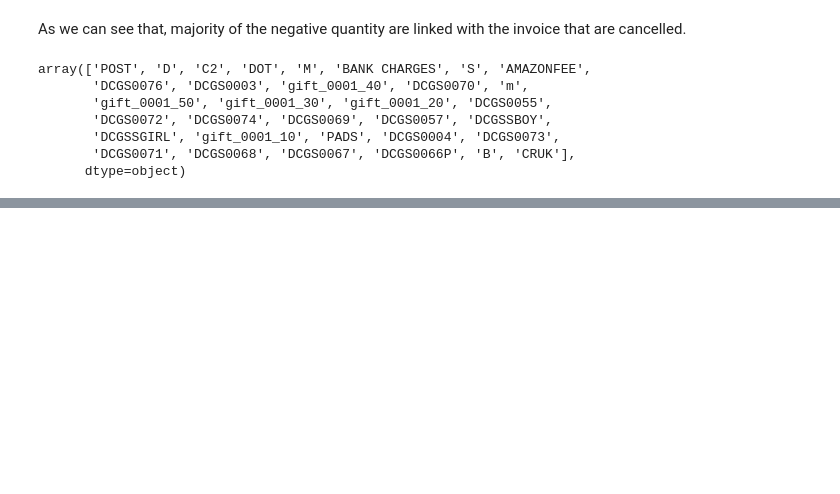
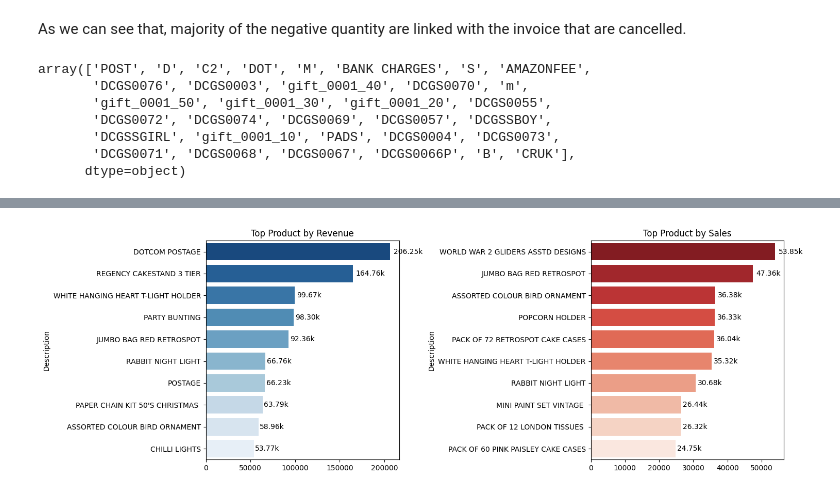
Before and after one commit to dhirajpakhrin007/Market_Basket_Analysis, a Jupyter notebook: Notebook/data_analysis.ipynb, the cells around one changed output, grey strips where cells are left out. Saved outputs shown, nothing was run; the diff lists cells and outputs as text; code cells hidden in the pictures; blank space fills up the shorter version.

```diff
--- a/Notebook/data_analysis.ipynb
+++ b/Notebook/data_analysis.ipynb
@@ -149,0 +193,12 @@ df[df['StockCode'].str.contains('^DOT')]
+# %%
+## Revenue and Sales Distribution by Product
+top_revenue_product = df.groupby('Description')['TotalPrice'].sum().nlargest(10)
+top_sales_product = df.groupby('Description')['Quantity'].sum().nlargest(10)
+# %%
+def format_dollars(value):
+    if value >= 1_000_000:
+        return f"{value / 1_000_000:.2f}M"
+    elif value >= 1_000:
+        return f"{value / 1_000:.2f}k"
+    else:
+        return str(value)
@@ -149,0 +237,29 @@ df[df['StockCode'].str.contains('^DOT')]
+# %%
+plt.figure(figsize=(15,5))
+
+# Plot for Top Product by Revenue
+plt.subplot(1,2,1)
+ax1 = sns.barplot(y=top_revenue_product.index, x=top_revenue_product.values, palette="Blues_r")
+plt.title("Top Product by Revenue")
+
+for bar in ax1.patches:
+    ax1.text(bar.get_width() + (bar.get_width() * 0.02),
+             bar.get_y() + bar.get_height() / 2,
+             format_dollars(bar.get_width()),
+             ha='left', va='center', fontsize=10, color='black')
+
+# Plot for Top Product by Sales
+plt.subplot(1,2,2)
+ax2 = sns.barplot(y=top_sales_product.index, x=top_sales_product.values, palette="Reds_r")
+plt.title("Top Product by Sales")
+
+for bar in ax2.patches:
+    ax2.text(bar.get_width() + (bar.get_width() * 0.02),
+             bar.get_y() + bar.get_height() / 2,
+             format_dollars(bar.get_width()),
+             ha='left', va='center', fontsize=10, color='black')
+
+plt.tight_layout()
+plt.show()
+# %% [output]
+[figure, added]
```
Also changed, not shown: parts of 26 cells of this notebook.
